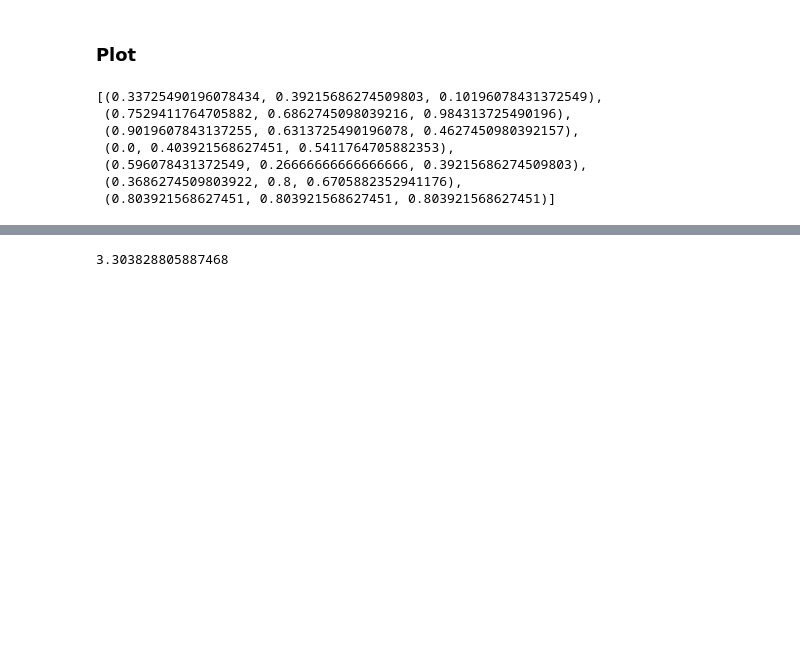
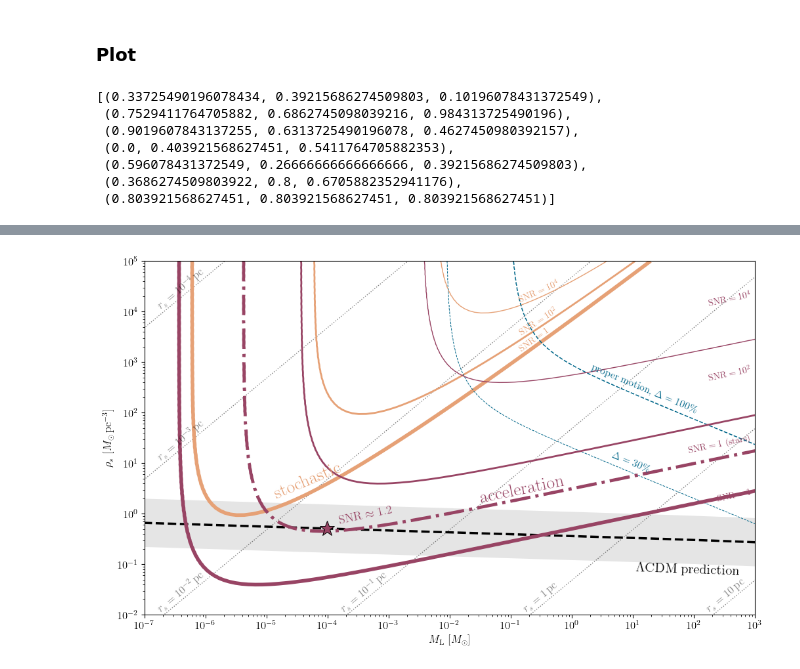
Before and after one commit to kenvantilburg/quaDM_lens, a Jupyter notebook: code/sensitivity.ipynb, the cells around one changed output, grey strips where cells are left out. Cells and saved outputs as stored; diff of their text form; code cells hidden in the pictures; blank space fills up the shorter version.

```diff
--- a/code/sensitivity.ipynb
+++ b/code/sensitivity.ipynb
@@ -505,3 +448,11 @@ arr_Delta_acc_mag_l_out = np.max(np.linalg.eigvals(arr_Delta_acc_pq_l_out),axis=
 arr_SNR_EPIC_mu = np.max(arr_Delta_mu_mag_l_out / sigma_mu_fit**2, axis=-1)
 arr_SNR_EPIC_mu_tilde = np.max(arr_Delta_mu_mag_l_out / np.max(mu_tilde)**2, axis=-1)
 arr_SNR_EPIC_acc = np.max(arr_Delta_acc_mag_l_out / sigma_acc_fit**2, axis=-1)
+
+# effective noise for a differential image pair: instrumental floor plus the
+# post-subtraction stellar residual of both images. Only image A's stellar budget has
+# been studied (companion paper); adopt it as the per-image estimate for each bright image.
+sigma2_acc_eff = sigma_acc_fit**2 + 2 * sigma2_acc_star_A
+print('effective pair noise = %.3g muas^2/yr^4 (%.1f x instrumental)'
+      % (sigma2_acc_eff/muasyy**2, sigma2_acc_eff/sigma_acc_fit**2))
+arr_SNR_EPIC_acc_star = np.max(arr_Delta_acc_mag_l_out / sigma2_acc_eff, axis=-1)
@@ -680,4 +567,66 @@ theta_E_star = 7.840796063834002e-12
-# %%
-D_A(1) / Gpc
-# %% [output]
-3.303828805887468
+# %%
+fig,ax = plt.subplots(1,1,figsize=(12,7))
+rotation = 40;
+rotation_2 = np.arctan(np.tan(rotation*degree) / 4) / degree
+rotation_3 = np.arctan(np.tan(rotation*degree) / 2) / degree
+#ax.scatter(arr_M_l/M_Solar, arr_rho_s/(M_Solar/pc**3), c=np.log10(arr_r_s/pc), cmap='viridis', s=2);
+
+# LambdaCDM prediction: rho_s(M) relation with a factor-3 band for the concentration
+# scatter and definitional spread; the dashed line is the fiducial relation.
+ax.fill_between(list_M_s_pred/M_Solar, list_rho_s_pred/(M_Solar/pc**3)/3, 3*list_rho_s_pred/(M_Solar/pc**3),
+                color=(0,0,0,0.10), lw=0)
+ax.plot(list_M_s_pred/M_Solar, list_rho_s_pred/(M_Solar/pc**3), 'k--', lw=2.5)
+ax.text(1.1e1, 0.115, r'$\Lambda$CDM prediction', color='k', fontsize=15, ha='left', va='top', rotation=-2)
+
+# peak acceleration-channel SNR along the CDM relation (impact_numbers.py):
+# 1.2 with the worst-case stellar residual noise; 13 for certified-clean epochs
+M_peak_CDM = 9.7e-5
+rho_peak_CDM = np.interp(np.log10(M_peak_CDM), np.log10(list_M_s_pred/M_Solar), list_rho_s_pred/(M_Solar/pc**3))
+ax.plot([M_peak_CDM],[rho_peak_CDM], marker='*', ms=17, color=colors[4], mec='k', mew=0.7, zorder=5)
+ax.text(1.5*M_peak_CDM, 1.12*rho_peak_CDM, r'$\mathrm{SNR}\approx1.2$', rotation=rotation_2, color=colors[4], fontsize=13, ha='left', va='bottom')
+
+for i in range(len(list_r_s_ref)):
+    ax.plot(list_M_ref/M_Solar, arr_rho_s_ref[i]/(M_Solar/pc**3), color=(0,0,0,0.5), ls='dotted', lw=1)
+cs_SNR = ax.contour(arr_M_l/M_Solar, arr_rho_s/(M_Solar/pc**3), np.log10(arr_SNR_EPIC), colors=3*[colors[2]], linewidths=[4,2,1], levels=[0,2,4])
+cs_SNR_mu = ax.contour(arr_M_l/M_Solar, arr_rho_s/(M_Solar/pc**3), np.log10(arr_SNR_EPIC_mu_tilde), linestyles='dashed',colors=2*[colors[3]],linewidths=[0.7,1.1], levels=[np.log10(0.3**2),0])
+# instrument-limited (certifiably star-free) acceleration reach, SNR = 1, 10^2, 10^4 (solid),
+# matching the instrument-limited stochastic family and the matter_power figure
+cs_SNR_acc = ax.contour(arr_M_l/M_Solar, arr_rho_s/(M_Solar/pc**3), np.log10(arr_SNR_EPIC_acc), colors=3*[colors[4]], linewidths=[4,2,1], levels=[0,2,4])
+# worst-case post-subtraction stellar-microlensing-limited acceleration reach, SNR = 1 (thick dot-dashed)
+cs_SNR_acc_star = ax.contour(arr_M_l/M_Solar, arr_rho_s/(M_Solar/pc**3), np.log10(arr_SNR_EPIC_acc_star), colors=[colors[4]], linestyles='dashdot', linewidths=[3.5], levels=[0])
+#cs_SNR_tilde = ax.contour(arr_M_l/M_Solar, arr_rho_s/(M_Solar/pc**3), np.log10(arr_SNR_EPIC_tilde), cmap='magma', linewidths=2, levels=range(0,7))
+#ax.clabel(cs_SNR_mu, inline=True, fontsize=20)
+
+xlim = (1e-7,1e3); ax.set_xlim(xlim);
+ylim = (1e-2,1e5); ax.set_ylim(ylim);
+ax.set_xscale('log');
+ax.set_yscale('log');
+ax.set_xlabel(r'$M_\mathrm{L}~[M_\odot]$');
+ax.set_ylabel(r'$\rho_s~[M_\odot \, \mathrm{pc}^{-3}]$');
+ax.set_xticks(np.logspace(np.log10(xlim[0]),np.log10(xlim[1]),1+int(np.log10(xlim[1]/xlim[0]))),minor=False);
+ax.set_xticks(np.outer(np.logspace(np.log10(xlim[0]),np.log10(xlim[1])-1,int(np.log10(xlim[1]/xlim[0]))),range(1,10)).flatten(),minor=True);
+ax.text(1.5e-7,1.4*int_rho_s_ref_1(1.5e-7*M_Solar) / (M_Solar/pc**3),r'$r_s = 10^{-4} \, \mathrm{pc}$', color=(0,0,0,0.5), ha='left', va='bottom', rotation=rotation)
+ax.text(1.5e-7,1.4*int_rho_s_ref_2(1.5e-7*M_Solar) / (M_Solar/pc**3),r'$r_s = 10^{-3} \, \mathrm{pc}$', color=(0,0,0,0.5), ha='left', va='bottom', rotation=rotation)
+ax.text(1.5e-7,1.4*int_rho_s_ref_3(1.5e-7*M_Solar) / (M_Solar/pc**3),r'$r_s = 10^{-2} \, \mathrm{pc}$', color=(0,0,0,0.5), ha='left', va='bottom', rotation=rotation)
+ax.text(1.5e-4,1.4*int_rho_s_ref_4(1.5e-4*M_Solar) / (M_Solar/pc**3),r'$r_s = 10^{-1} \, \mathrm{pc}$', color=(0,0,0,0.5), ha='left', va='bottom', rotation=rotation)
+ax.text(1.5e-1,1.4*int_rho_s_ref_5(1.5e-1*M_Solar) / (M_Solar/pc**3),r'$r_s = 1 \, \mathrm{pc}$', color=(0,0,0,0.5), ha='left', va='bottom', rotation=rotation)
+ax.text(1.5e2,1.4*int_rho_s_ref_6(1.5e2*M_Solar) / (M_Solar/pc**3),r'$r_s = 10 \, \mathrm{pc}$', color=(0,0,0,0.5), ha='left', va='bottom', rotation=rotation)
+
+ax.text(1.2e-5,1.7e0,"stochastic",color=colors[2],fontsize=20,ha='left',va='bottom',rotation=rotation_3)
+ax.text(1.3e-1,1.5e3,r"$\mathrm{SNR} = 1$",color=colors[2],fontsize=10,ha='left',va='bottom',rotation=36)
+ax.text(1.3e-1,3.2e3,r"$\mathrm{SNR} = 10^2$",color=colors[2],fontsize=10,ha='left',va='bottom',rotation=33)
+ax.text(1.3e-1,1.4e4,r"$\mathrm{SNR} = 10^4$",color=colors[2],fontsize=10,ha='left',va='bottom',rotation=24)
+
+ax.text(1.2e2,9e1,r"proper motion, $\Delta = 100\%$",color=colors[3],va='bottom',ha='right',fontsize=11,rotation=-rotation_3)
+ax.text(2e1,6e0,r"$\Delta = 30\%$",color=colors[3],fontsize=11,va='bottom',ha='right',rotation=-rotation_3)
+
+
+ax.text(3e-2,1.4e0,"acceleration",color=colors[4],fontsize=20,rotation=rotation_2,va='bottom',ha='left')
+ax.text(9e2,1.6e0,r"$\mathrm{SNR} = 1$",color=colors[4],fontsize=10,ha='right',va='bottom',rotation=rotation_2)
+ax.text(9e2,9*1.6e0,r"$\mathrm{SNR} = 1$ (stars)",color=colors[4],fontsize=10,ha='right',va='bottom',rotation=rotation_2)
+ax.text(9e2,4e2,r"$\mathrm{SNR} = 10^2$",color=colors[4],fontsize=10,ha='right',va='bottom',rotation=rotation_2)
+ax.text(9e2,1.2e4,r"$\mathrm{SNR} = 10^4$",color=colors[4],fontsize=10,ha='right',va='bottom',rotation=rotation_2);
+
+fig.savefig('../figs/SNR.pdf', bbox_inches='tight')
+# %% [output]
+[figure, added]
```
Also changed, not shown: parts of 30 cells of this notebook, 30 other files.
